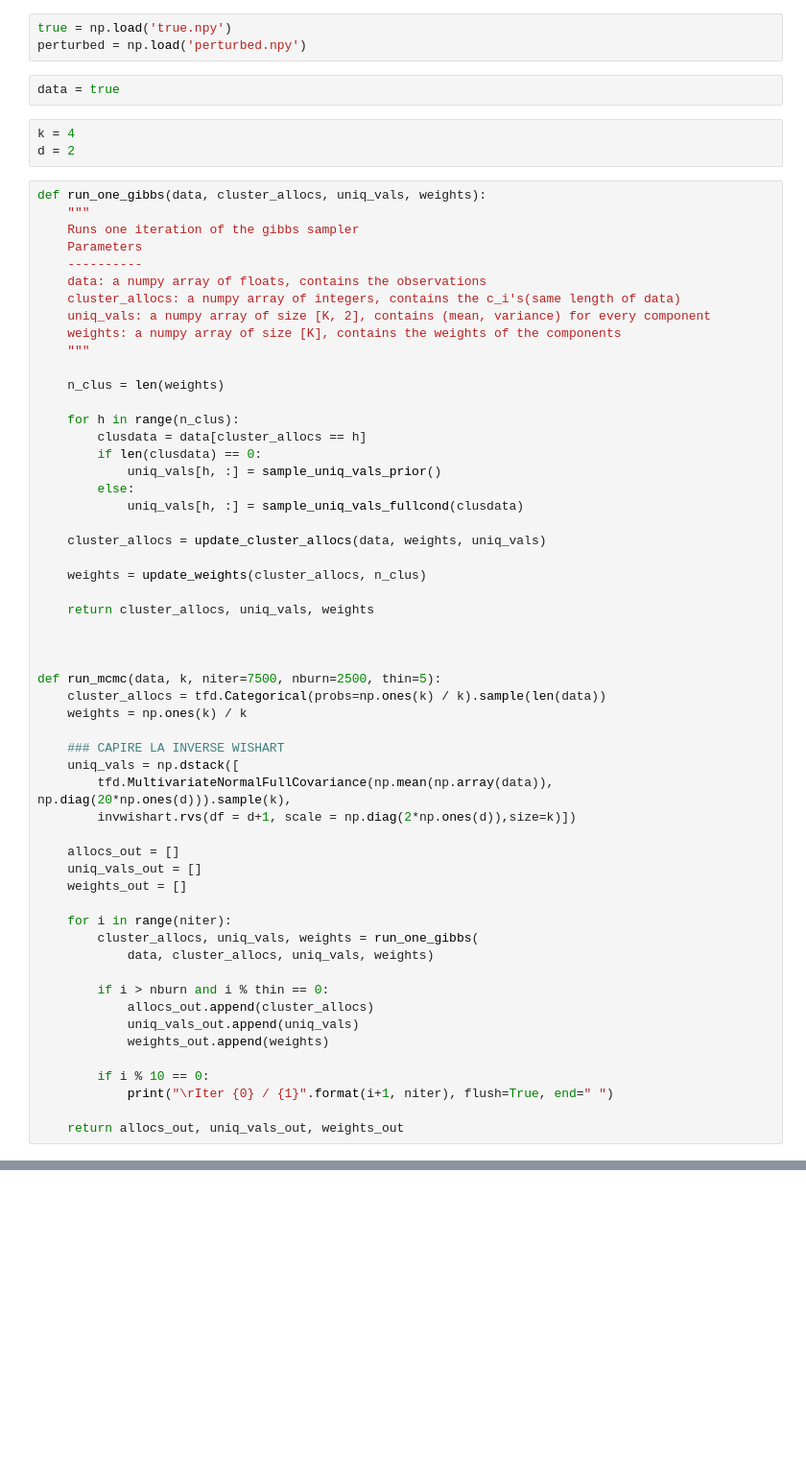
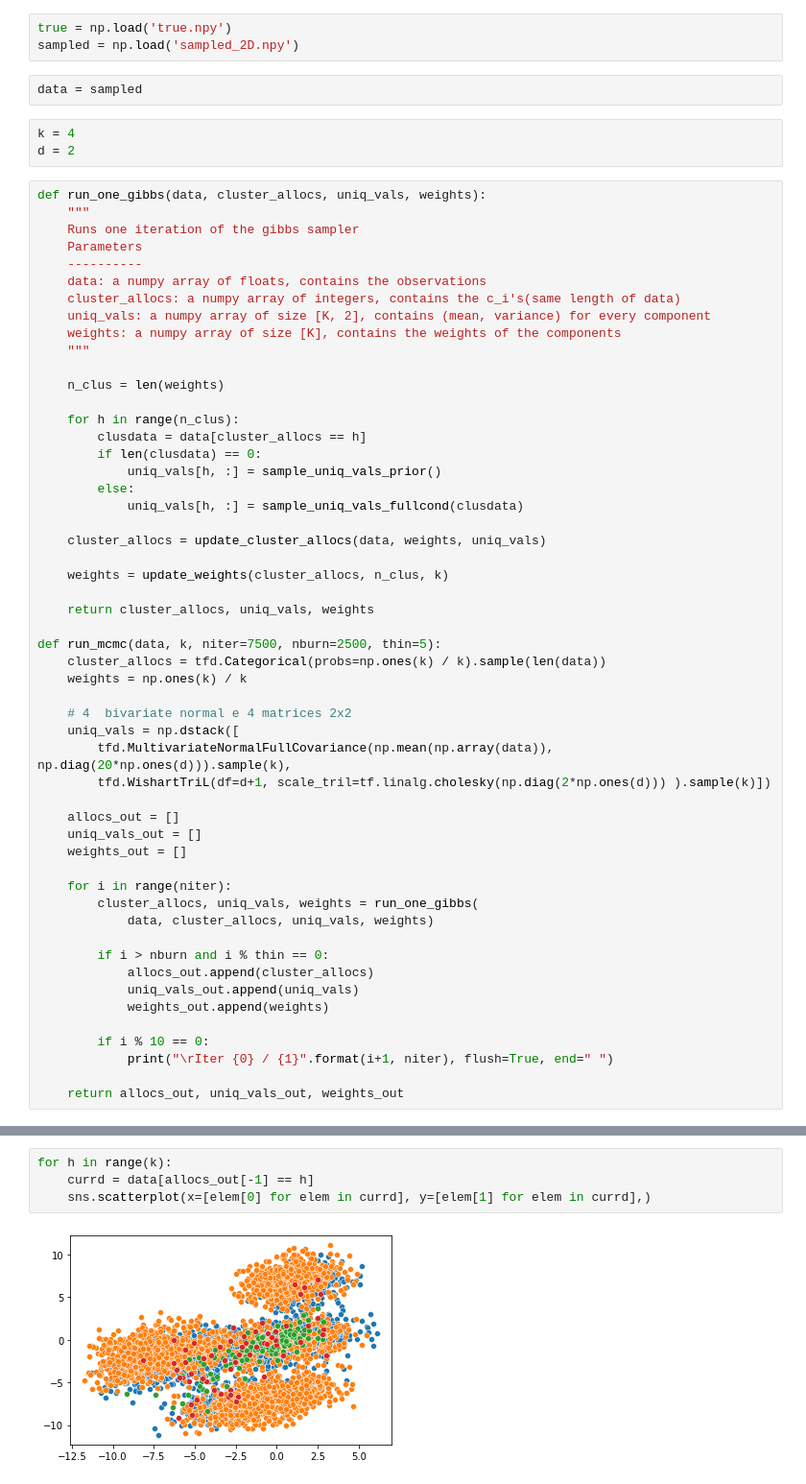
Before and after one commit to LeoPerelli/BayesMixtureModeling, a Jupyter notebook: Project Code/Create clusters.ipynb, the cells around one changed output, grey strips where cells are left out. Shown: that part at 96% size. Drawn from its saved outputs; the diff is of its cells as text; blank space fills up the shorter version.

Commit message:
Update Create cluster

```diff
--- a/Project Code/Create clusters.ipynb
+++ b/Project Code/Create clusters.ipynb
@@ -17,9 +17,9 @@ tfd = tfp.distributions
 np.random.seed(0)
 # %%
 true = np.load('true.npy')
-perturbed = np.load('perturbed.npy')
+sampled = np.load('sampled_2D.npy')
 # %%
-data = true
+data = sampled
 # %%
 k = 4
 d = 2
@@ -46,20 +46,18 @@ def run_one_gibbs(data, cluster_allocs, uniq_vals, weights):
 
     cluster_allocs = update_cluster_allocs(data, weights, uniq_vals)
 
-    weights = update_weights(cluster_allocs, n_clus)
+    weights = update_weights(cluster_allocs, n_clus, k)
 
     return cluster_allocs, uniq_vals, weights
-
-
 
 def run_mcmc(data, k, niter=7500, nburn=2500, thin=5):
     cluster_allocs = tfd.Categorical(probs=np.ones(k) / k).sample(len(data))
     weights = np.ones(k) / k
 
-    ### CAPIRE LA INVERSE WISHART
+    # 4  bivariate normal e 4 matrices 2x2
     uniq_vals = np.dstack([
         tfd.MultivariateNormalFullCovariance(np.mean(np.array(data)), np.diag(20*np.ones(d))).sample(k),
-        invwishart.rvs(df = d+1, scale = np.diag(2*np.ones(d)),size=k)])
+        tfd.WishartTriL(df=d+1, scale_tril=tf.linalg.cholesky(np.diag(2*np.ones(d))) ).sample(k)])
 
     allocs_out = []
     uniq_vals_out = []
@@ -125,0 +122,6 @@ for h in range(k):
+# %%
+for h in range(k):
+    currd = data[allocs_out[-1] == h]
+    sns.scatterplot(x=[elem[0] for elem in currd], y=[elem[1] for elem in currd],)
+# %% [output]
+[figure, added]
```
Also changed, not shown: parts of 4 cells of this notebook, 1 other file.
